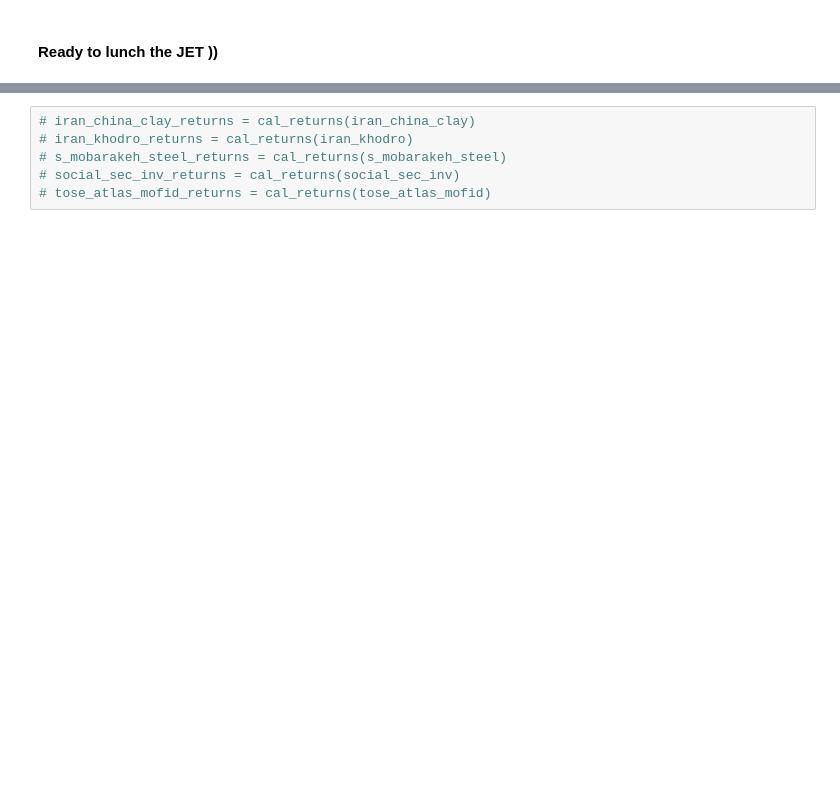
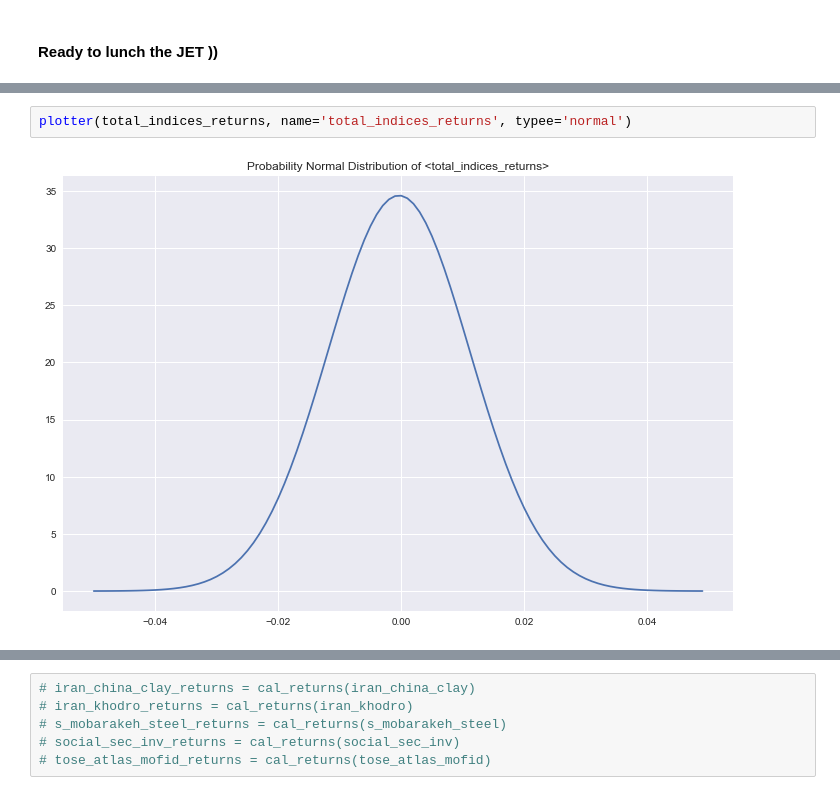
Before and after one commit to nahbos/AUT-Fundamental-Statistical-Learning, a Jupyter notebook: Peoject/Project_Stock.ipynb, the cells around one changed output, grey strips where cells are left out. Cells and saved outputs as stored; diff of their text form; blank space fills up the shorter version.

```diff
--- a/Peoject/Project_Stock.ipynb
+++ b/Peoject/Project_Stock.ipynb
@@ -273,0 +260,4 @@ iran_china_clay
+# %%
+plotter(total_indices_returns, name='total_indices_returns', typee='normal')
+# %% [output]
+[figure, added]
```
Also changed, not shown: parts of 58 cells of this notebook.
